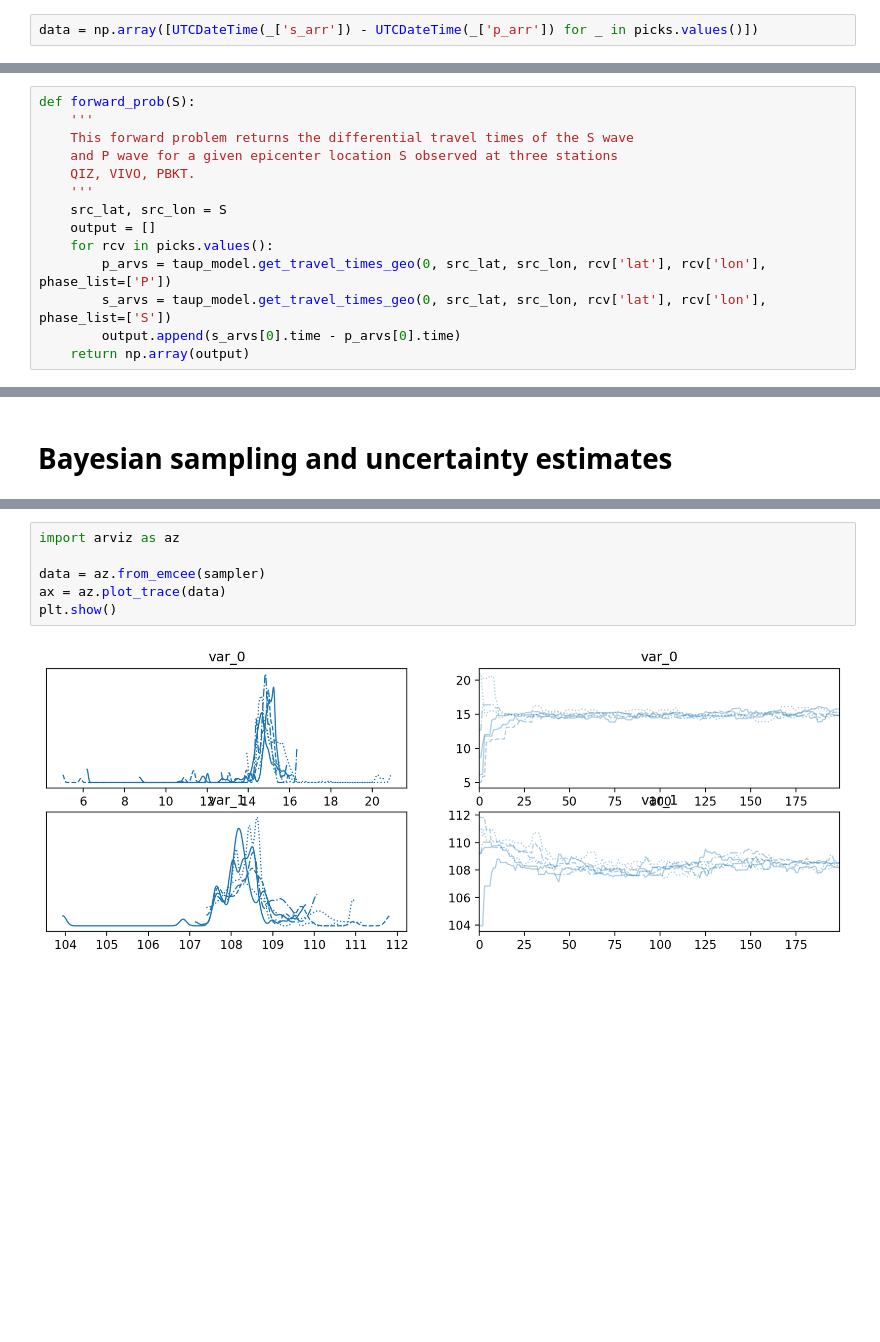
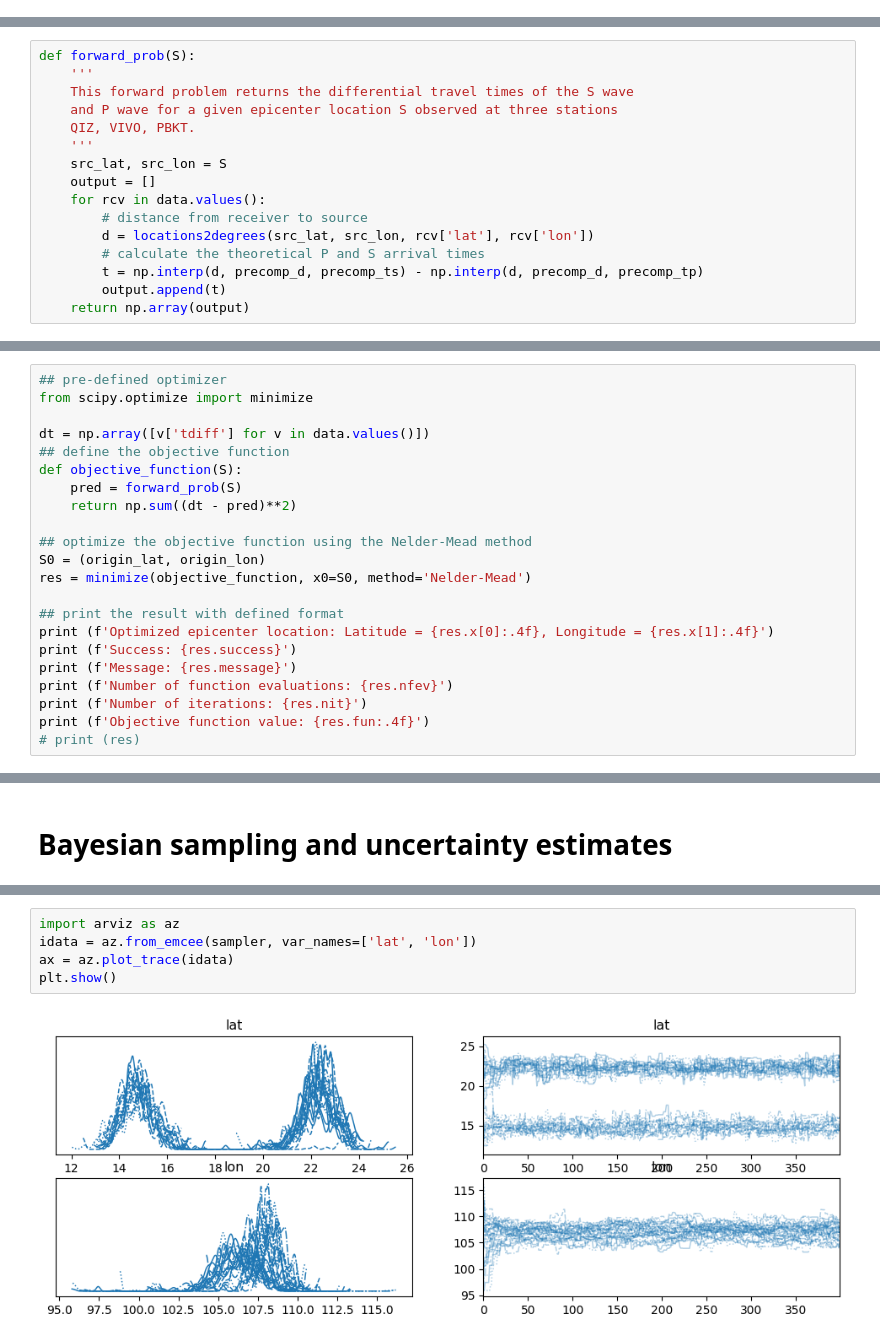
Before and after one commit to tsonpham/ObsSeisHUS2025, a Jupyter notebook: Day3/D3_Prac.ipynb, the cells around one changed output, grey strips where cells are left out. Cells and saved outputs as stored; diff of their text form; blank space fills up the shorter version.

```diff
--- a/Day3/D3_Prac.ipynb
+++ b/Day3/D3_Prac.ipynb
@@ -213,5 +176,3 @@ plt.show()
 - ouput: differential travel time of S- and P- wave arrivals
 
 We build the forward problem upon the `taup` software. `taup` is a classical package in global seismology to predict travel times of teleseismic phases in spherial Earth models. The package was origninally written in the Java programming language, which is packaged in `obspy` to allow pythonic interface.
-# %%
-data = np.array([UTCDateTime(_['s_arr']) - UTCDateTime(_['p_arr']) for _ in picks.values()])
@@ -229,8 +200,10 @@ def forward_prob(S):
     '''
     src_lat, src_lon = S
     output = []
-    for rcv in picks.values():
-        p_arvs = taup_model.get_travel_times_geo(0, src_lat, src_lon, rcv['lat'], rcv['lon'], phase_list=['P'])
-        s_arvs = taup_model.get_travel_times_geo(0, src_lat, src_lon, rcv['lat'], rcv['lon'], phase_list=['S'])
-        output.append(s_arvs[0].time - p_arvs[0].time)
+    for rcv in data.values():
+        # distance from receiver to source
+        d = locations2degrees(src_lat, src_lon, rcv['lat'], rcv['lon'])
+        # calculate the theoretical P and S arrival times
+        t = np.interp(d, precomp_d, precomp_ts) - np.interp(d, precomp_d, precomp_tp)
+        output.append(t)
     return np.array(output)
@@ -295,0 +215,22 @@ plt.show()
+# %%
+## pre-defined optimizer
+from scipy.optimize import minimize
+
+dt = np.array([v['tdiff'] for v in data.values()])
+## define the objective function
+def objective_function(S):
+    pred = forward_prob(S)
+    return np.sum((dt - pred)**2)
+
+## optimize the objective function using the Nelder-Mead method
+S0 = (origin_lat, origin_lon)
+res = minimize(objective_function, x0=S0, method='Nelder-Mead')
+
+## print the result with defined format
+print (f'Optimized epicenter location: Latitude = {res.x[0]:.4f}, Longitude = {res.x[1]:.4f}')
+print (f'Success: {res.success}')
+print (f'Message: {res.message}')
+print (f'Number of function evaluations: {res.nfev}')
+print (f'Number of iterations: {res.nit}')
+print (f'Objective function value: {res.fun:.4f}')
+# print (res)
@@ -325,8 +297,7 @@ with Pool() as pool:
 # %%
 import arviz as az
-
-data = az.from_emcee(sampler)
-ax = az.plot_trace(data)
+idata = az.from_emcee(sampler, var_names=['lat', 'lon'])
+ax = az.plot_trace(idata)
 plt.show()
 # %% [output]
-[figure, old version]
+[figure, new version]
```
Also changed, not shown: parts of 33 cells of this notebook, 3 other files.
